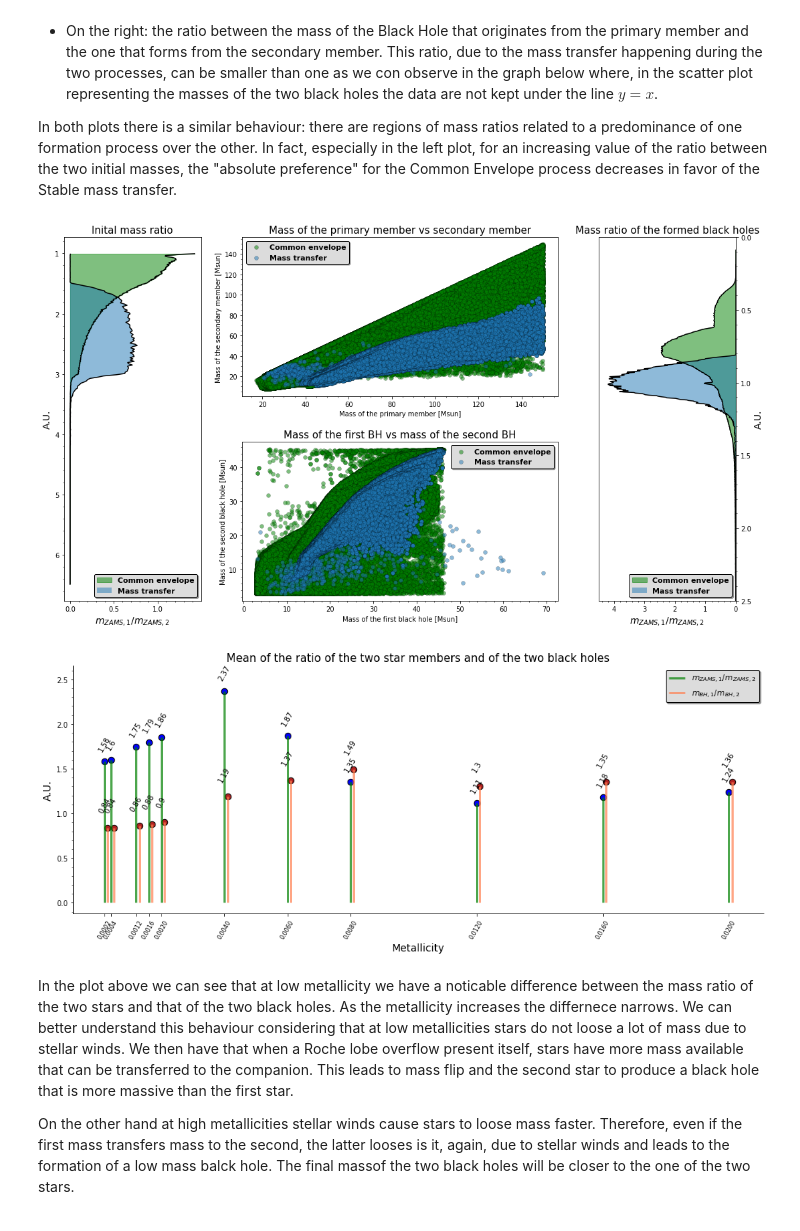
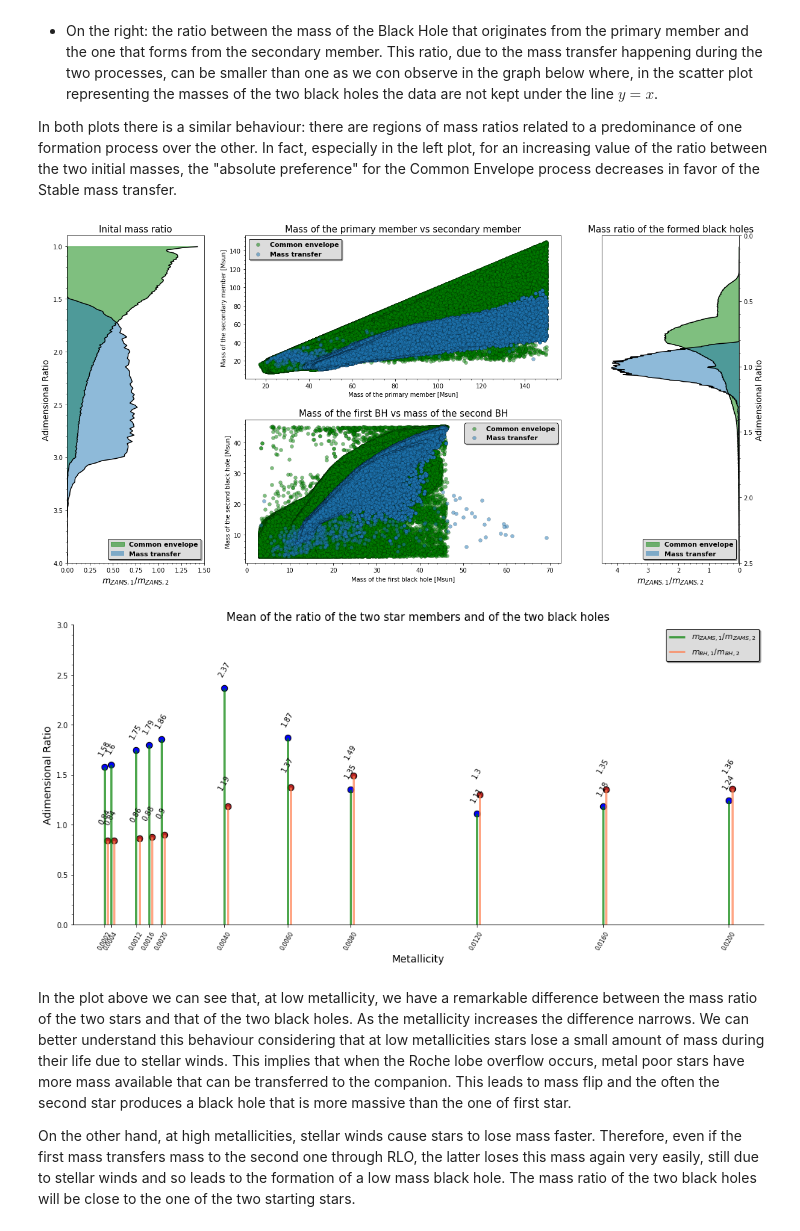
Before and after one commit to PaoloZinesi/TheFormationOfBinaryBlackHoles, a Jupyter notebook: LCP_projects_Y4-Group9/Project.ipynb, the cells around one changed output. Cells and saved outputs as stored; diff of their text form; code cells hidden in the pictures.

```diff
--- a/LCP_projects_Y4-Group9/Project.ipynb
+++ b/LCP_projects_Y4-Group9/Project.ipynb
@@ -1023,9 +1027,8 @@ In both plots there is a similar behaviour: there are regions of mass ratios rel
 In fact, especially in the left plot, for an increasing value of the ratio between the two initial masses, the "absolute preference" for the Common Envelope process decreases in favor of the Stable mass transfer.
 # %%
 # Visualizing the masses
-plt.figure(figsize = (18, 10))
+plt.figure(figsize = (20, 10))
 grid = plt.GridSpec(4, 4, wspace =0.3, hspace = 0.8)
-
 
 g1 = plt.subplot(grid[:, 0])
 g2 = plt.subplot(grid[:2, 1:3])
@@ -1033,12 +1036,13 @@ g3 = plt.subplot(grid[2:, 1:3])
 g4 = plt.subplot(grid[:, 3])
 
 
+
+#g1  -   col.21:CE - colExt1:ratio_m1_m2_ZAMS  - Initial mass ratio per Formation Process
+
 entries_g1_t, edges_g1_t, _ = plt.hist(frame[frame['col.21:CE']==True]['colExt1:ratio_m1_m2_ZAMS'], bins = 'fd', color = 'w', density=True)
 bin_centers_g1_t = 0.5 * (edges_g1_t[:-1] + edges_g1_t[1:])       #Norm Hist for TRUE - CommonEnvelope
 entries_g1_f, edges_g1_f, _ = plt.hist(frame[frame['col.21:CE']==False]['colExt1:ratio_m1_m2_ZAMS'], bins = 'fd', color = 'w', density=True)
 bin_centers_g1_f = 0.5 * (edges_g1_f[:-1] + edges_g1_f[1:])       #Norm Hist for FALSE - StableMassTransfer
-
-
 
 g1.plot(entries_g1_t, bin_centers_g1_t,   color='black')
 g1.fill_betweenx(bin_centers_g1_t, entries_g1_t, x2=0, color='green', alpha=0.5, label = 'Common envelope')
@@ -1046,16 +1050,18 @@ g1.fill_betweenx(bin_centers_g1_t, entries_g1_t, x2=0, color='green', alpha=0.5,
 g1.plot(entries_g1_f, bin_centers_g1_f,   color='black')
 g1.fill_betweenx(bin_centers_g1_f, entries_g1_f, x2=0, alpha=0.5, label = 'Mass transfer')
 
-
 g1.legend(prop={'weight':'bold','size':11}, loc='lower right', facecolor='gainsboro', edgecolor='black', shadow=True)
 g1.set_title('Inital mass ratio', fontsize=15)
 g1.set_xlabel(r'$m_{ZAMS, 1}/m_{ZAMS, 2}$', fontsize=14)
 g1.set_ylabel('Adimensional Ratio', fontsize=14)                 #legend & titles
+g1.set_ylim(top = 4, bottom = 0.9)
+g1.set_xlim(left = 0, right = 1.5)
 g1.invert_yaxis()
 g1.minorticks_on()
 
 
 
+#g4  -   col.21:CE - colExt1:ratio_m1_m2_ZAMS  - Mass ratio of the formed BHs per Formation Process
 
 entries_g4_t, edges_g4_t, _ = plt.hist(frame[frame['col.21:CE']==True]['colExt2:ratio_m1_m2_rem'], bins = 'fd', color = 'w', density=True)
 bin_centers_g4_t = 0.5 * (edges_g4_t[:-1] + edges_g4_t[1:])       #Norm Hist for TRUE - CommonEnvelope
@@ -1063,14 +1069,11 @@ bin_centers_g4_t = 0.5 * (edges_g4_t[:-1] + edges_g4_t[1:])       #Norm Hist for
 entries_g4_f, edges_g4_f, _ = plt.hist(frame[frame['col.21:CE']==False]['colExt2:ratio_m1_m2_rem'], bins = 'fd', color = 'w', density=True)
 bin_centers_g4_f = 0.5 * (edges_g4_f[:-1] + edges_g4_f[1:])       #Norm Hist for FALSE - StableMassTransfer
 
-
-
 g4.plot(entries_g4_t, bin_centers_g4_t,   color='black')
 g4.fill_betweenx(bin_centers_g4_t, entries_g4_t, x2=0, color='green', alpha=0.5, label = 'Common envelope')
 
 g4.plot(entries_g4_f, bin_centers_g4_f,   color='black')
 g4.fill_betweenx(bin_centers_g4_f, entries_g4_f, x2=0, alpha=0.5, label = 'Mass transfer')
-
 
 g4.legend(prop={'weight':'bold','size':11}, loc='lower right', facecolor='gainsboro', edgecolor='black', shadow=True)
 g4.set_title('Mass ratio of the formed black holes', fontsize=15)
@@ -1078,38 +1081,46 @@ g4.set_xlabel(r'$m_{ZAMS, 1}/m_{ZAMS, 2}$', fontsize=14)
 g4.set_ylabel('Adimensional Ratio', fontsize=14)                 #legend & titles
 g4.invert_yaxis()
 g4.set_ylim(top = 0, bottom=2.5)
 g4.set_xlim(left = 0, right=4.5)
 g4.invert_xaxis()
 g4.yaxis.tick_right()
 g4.yaxis.set_label_position("right")
 g4.minorticks_on()
 
 
 
+#g2  -   col.1:m1ZAMS/Msun - col.2:m2ZAMS/Msun  - Mass of the primary member vs secondary member
 
 g2.scatter(x=frame[frame['col.21:CE']==True]['col.1:m1ZAMS/Msun'], y=frame[frame['col.21:CE']==True]['col.2:m2ZAMS/Msun'], alpha=0.5, edgecolor='black', color='green', linewidth=0.3, label='Common envelope')
 g2.scatter(x=frame[frame['col.21:CE']==False]['col.1:m1ZAMS/Msun'], y=frame[frame['col.21:CE']==False]['col.2:m2ZAMS/Msun'], alpha=0.5, edgecolor='black', linewidth=0.3, label='Mass transfer')
 
 g2.set_xlabel('Mass of the primary member [Msun]')
 g2.set_ylabel('Mass of the secondary member [Msun]')
 g2.legend(prop={'weight':'bold','size':11}, loc='best', facecolor='gainsboro', edgecolor='black', shadow=True)
 g2.set_title('Mass of the primary member vs secondary member', fontsize=15)
 g2.minorticks_on()
 
+
+
+#g3  -   col.3:m1rem/Msun - col.4:m2rem/Msun  - Mass of the first BH vs mass of the second BH
+
 g3.scatter(x=frame[frame['col.21:CE']==True]['col.3:m1rem/Msun'], y=frame[frame['col.21:CE']==True]['col.4:m2rem/Msun'], alpha=0.5,  edgecolor='black', color='green', linewidth=0.3, label='Common envelope')
 g3.scatter(x=frame[frame['col.21:CE']==False]['col.3:m1rem/Msun'], y=frame[frame['col.21:CE']==False]['col.4:m2rem/Msun'], alpha=0.5, edgecolor='black', linewidth=0.3, label='Mass transfer')
 
 g3.set_xlabel('Mass of the first black hole [Msun]')
 g3.set_ylabel('Mass of the second black hole [Msun]')
 g3.legend(prop={'weight':'bold','size':11}, loc='best', facecolor='gainsboro', edgecolor='black', shadow=True)
 g3.set_title('Mass of the first BH vs mass of the second BH', fontsize=15)
 g3.minorticks_on()
 # %% [output]
-[figure, old version]
+[figure, new version]
 # %%
+import warnings
+warnings.filterwarnings('ignore')
+
 frame_met_g1 = frame.groupby('metallicity')['colExt1:ratio_m1_m2_ZAMS'].agg([np.mean])
 
-fig, ax = plt.subplots(nrows=1, ncols=1,figsize=(14, 6))
+fig, ax = plt.subplots(nrows=1, ncols=1,figsize=(14, 7))
 ax.vlines(x=np.sort(frame['metallicity'].unique()), ymin=0, ymax = frame_met_g1['mean'],
         color = 'green', alpha = 0.7, linewidth = 3, label=r'$m_{ZAMS, 1}/m_{ZAMS, 2}$')
 ax.scatter(x = np.sort(frame['metallicity'].unique()), y = frame_met_g1['mean'], s = 70, color = "blue", edgecolor='black')
@@ -1131,7 +1142,7 @@ ax.legend(prop={'weight':'bold','size':11}, loc='best', facecolor='gainsboro', e
 ax.set_xlabel('Metallicity', fontsize=14)
 ax.set_ylabel('Adimensional Ratio', fontsize=14)
 ax.set_title('Mean of the ratio of the two star members and of the two black holes', fontsize=15)
-ax.set_ylim(top=2.65)
+ax.set_ylim(top=3, bottom=0)
 for row in frame_met_g2.itertuples():
     ax.text(row.Index, row.mean+0.15, s = round(row.mean,2),
            horizontalalignment = 'center', verticalalignment='bottom', fontsize=10, rotation=60)
@@ -1141,13 +1152,13 @@ ax.spines['top'].set_visible(False)
 
 fig.tight_layout()
 # %% [output]
-[figure, old version]
+[figure, new version]
 # %% [markdown]
-In the plot above we can see that at low metallicity we have a noticable difference between the mass ratio of the two stars and that of the two black holes. As the metallicity increases the differnece narrows.
-We can better understand this behaviour considering that at low metallicities stars do not loose a lot of mass due to stellar winds. We then have that when a Roche lobe overflow present itself, stars have more mass available that can be transferred to the companion.
-This leads to mass flip and the second star to produce a black hole that is more massive than the first star.
+In the plot above we can see that, at low metallicity, we have a remarkable difference between the mass ratio of the two stars and that of the two black holes. As the metallicity increases the difference narrows.
+We can better understand this behaviour considering that at low metallicities stars lose a small amount of mass during their life due to stellar winds. This implies that when the Roche lobe overflow occurs, metal poor stars have more mass available that can be transferred to the companion.
+This leads to mass flip and the often the second star produces a black hole that is more massive than the one of first star.
 
-On the other hand at high metallicities stellar winds cause stars to loose mass faster. Therefore, even if the first mass transfers mass to the second, the latter looses is it, again, due to stellar winds and leads to the formation of a low mass balck hole. The final massof the two black holes will be closer to the one of the two stars.
+On the other hand, at high metallicities, stellar winds cause stars to lose mass faster. Therefore, even if the first mass transfers mass to the second one through RLO, the latter loses this mass again very easily, still due to stellar winds and so leads to the formation of a low mass black hole. The mass ratio of the two black holes will be close to the one of the two starting stars.
 # %% [markdown]
 # Conclusions
 
```
Also changed, not shown: parts of 30 cells of this notebook.
